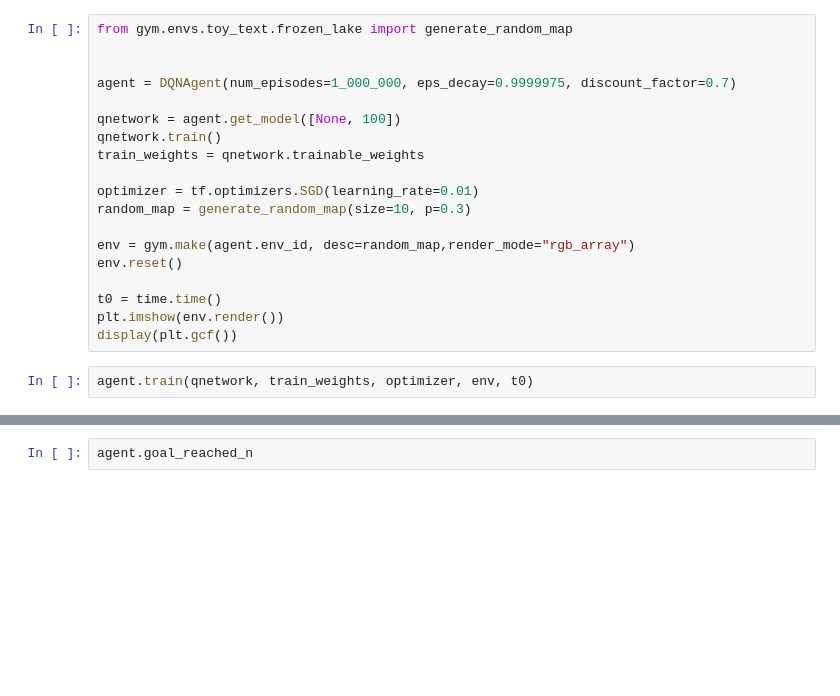
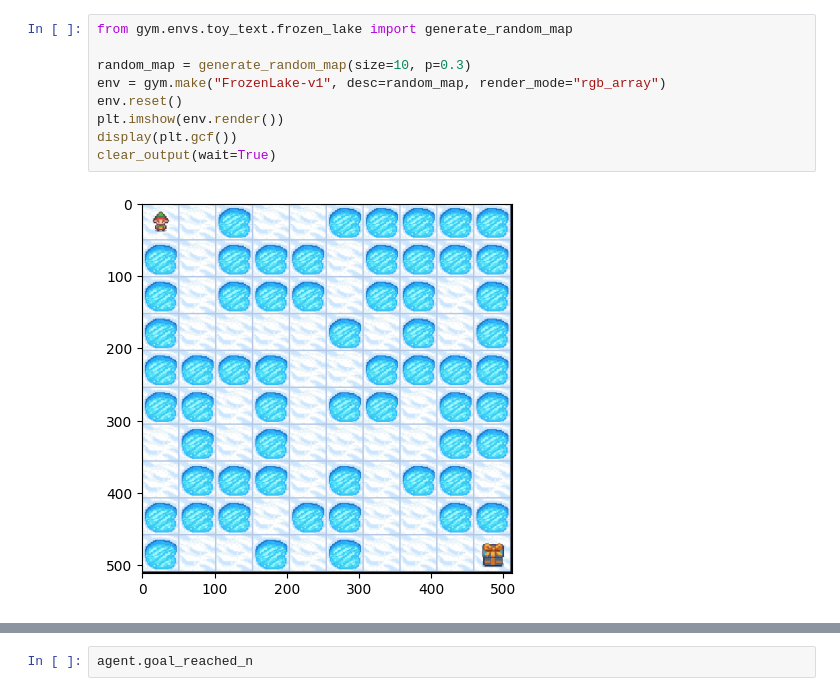
Before and after one commit to doro041/CS5079_AppliedAI, a Jupyter notebook: Task1/new_dqn.ipynb, the cells around one changed output, grey strips where cells are left out. Drawn from its saved outputs; the diff is of its cells as text; blank space fills up the shorter version.

```diff
--- a/Task1/new_dqn.ipynb
+++ b/Task1/new_dqn.ipynb
@@ -210,21 +219,11 @@ class DQNAgent():
 # %%
 from gym.envs.toy_text.frozen_lake import generate_random_map
 
-
-agent = DQNAgent(num_episodes=1_000_000, eps_decay=0.9999975, discount_factor=0.7)
-
-qnetwork = agent.get_model([None, 100])
-qnetwork.train()
-train_weights = qnetwork.trainable_weights
-
-optimizer = tf.optimizers.SGD(learning_rate=0.01)
 random_map = generate_random_map(size=10, p=0.3)
-
-env = gym.make(agent.env_id, desc=random_map,render_mode="rgb_array")
+env = gym.make("FrozenLake-v1", desc=random_map, render_mode="rgb_array")
 env.reset()
-
-t0 = time.time()
 plt.imshow(env.render())
 display(plt.gcf())
+clear_output(wait=True)
+# %% [output]
+[figure, added]
-# %%
-agent.train(qnetwork, train_weights, optimizer, env, t0)
```
Also changed, not shown: parts of 8 cells of this notebook, 1 other file.
